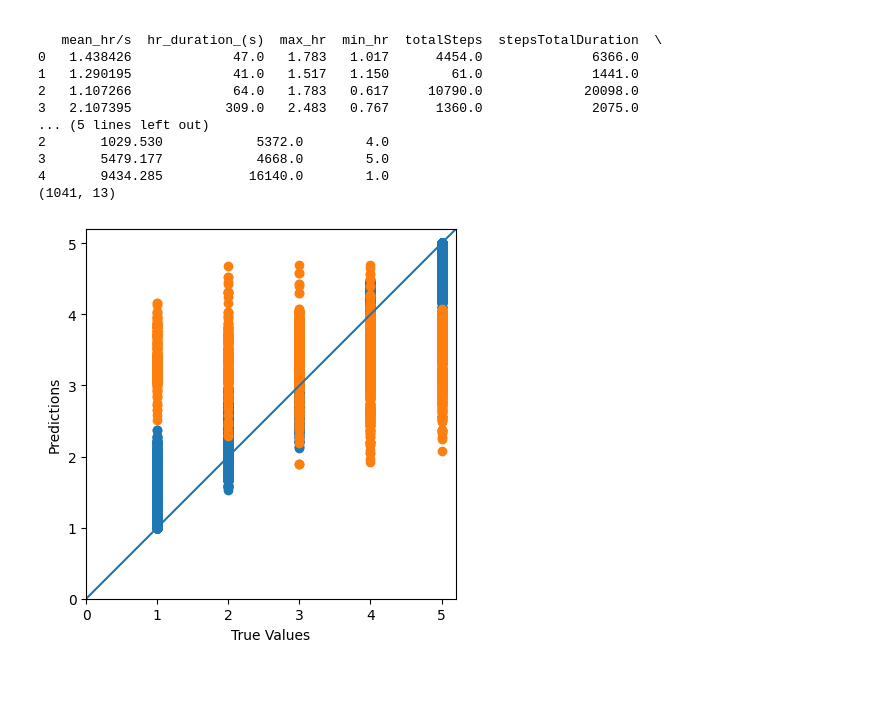
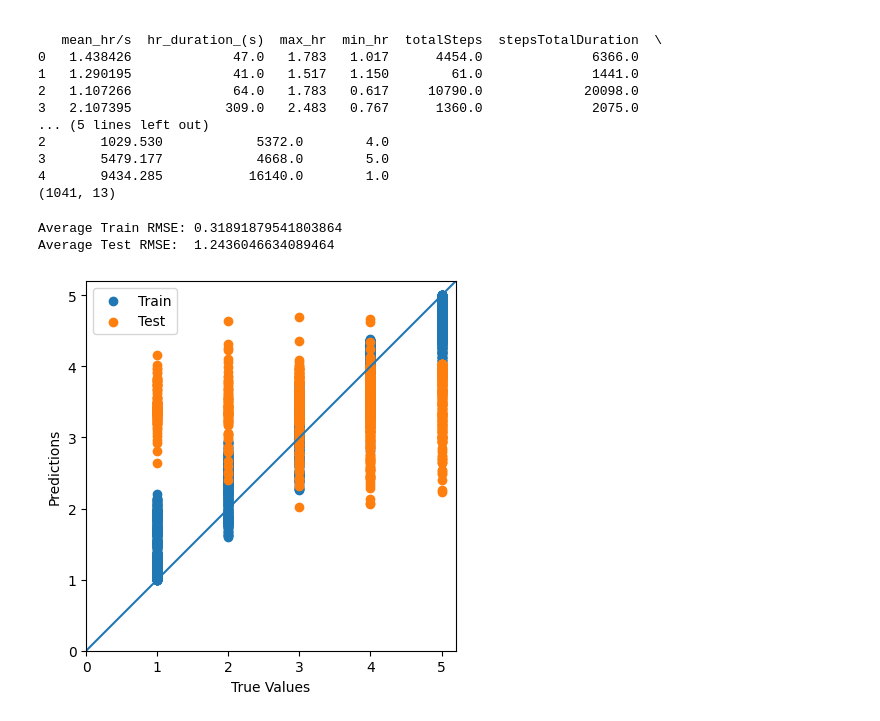
Before and after one commit to aoife-mulligan/ct413, a Jupyter notebook: random-forest.ipynb, the cells around one changed output. Saved outputs shown, nothing was run; the diff lists cells and outputs as text; code cells hidden in the pictures; blank space fills up the shorter version.

```diff
--- a/random-forest.ipynb
+++ b/random-forest.ipynb
@@ -52,7 +52,7 @@ from sklearn.ensemble import RandomForestRegressor
 from sklearn.metrics import mean_squared_error
 
 # Define the Random Forest Regressor model
-rf = RandomForestRegressor(n_estimators=100, random_state=42)
+rf = RandomForestRegressor(n_estimators=1000, , random_state=42)
 
 # Lists to store evaluation metrics
 train_scores = []
@@ -92,20 +92,24 @@ avg_test_rmse = sum(test_scores)/len(test_scores)
 
 print("Average Train RMSE:", avg_train_rmse)
 print("Average Test RMSE: ", avg_test_rmse)
+# %% [output]
+Average Train RMSE: 0.31891879541803864
+Average Test RMSE:  1.2436046634089464
 # %%
 # Plot the results
 
 import matplotlib.pyplot as plt
 
 plt.scatter(train_actual_vals, train_predicted_vals, label = 'Train')
 plt.scatter(test_actual_vals, test_predicted_vals, label= 'Test')
 plt.xlabel('True Values')
 plt.ylabel('Predictions')
 plt.axis('equal')
 plt.axis('square')
 plt.xlim([0,plt.xlim()[1]])
 plt.ylim([0,plt.ylim()[1]])
 _ = plt.plot([-100, 100], [-100, 100])
+plt.legend()
 plt.show()
 # %% [output]
-[figure, old version]
+[figure, new version]
```
Also changed, not shown: 1 other file.
